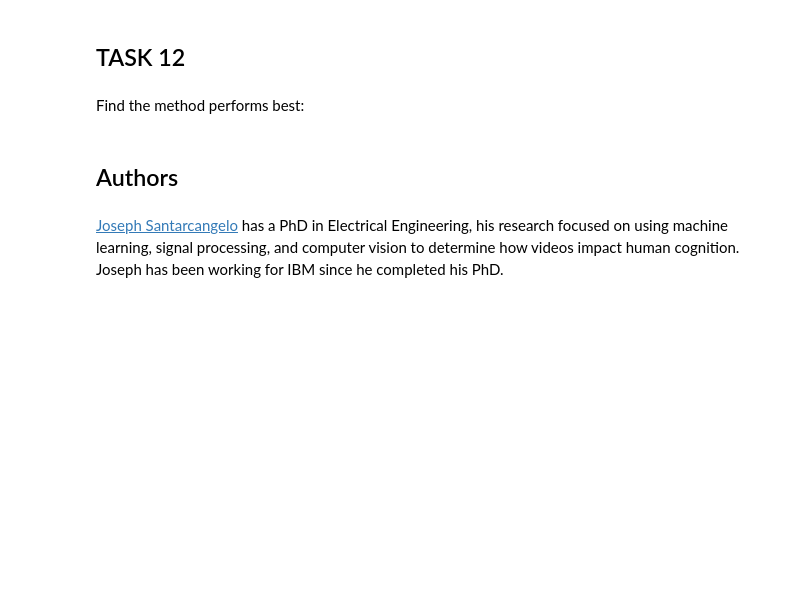
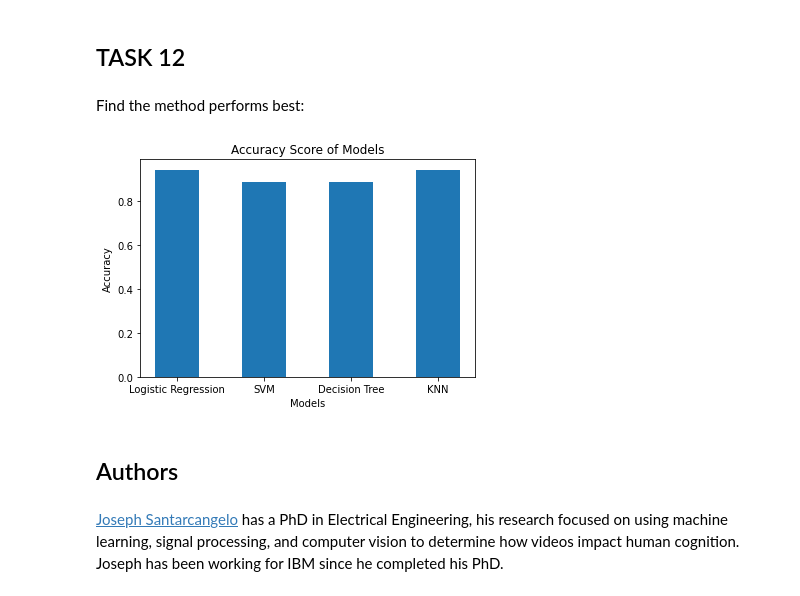
Before and after one commit to MJ-Hussain/SpaceX-data-Project, a Jupyter notebook: SpaceX_Machine Learning Prediction_Part_5.ipynb, the cells around one changed output. Cells and saved outputs as stored; diff of their text form; code cells hidden in the pictures; blank space fills up the shorter version.

```diff
--- a/SpaceX_Machine Learning Prediction_Part_5.ipynb
+++ b/SpaceX_Machine Learning Prediction_Part_5.ipynb
@@ -182,7 +182,8 @@ X_test.shape
 # %% [output]
 (18, 83)
 # %%
-logreg_cv.score(X_test,Y_test)
+log_reg_score=logreg_cv.score(X_test,Y_test)
+log_reg_score
 # %% [output]
 0.9444444444444444
 # %% [markdown]
@@ -224,7 +225,8 @@ accuracy : 0.832142857142857
 # %% [markdown]
 Calculate the accuracy on the test data using the method <code>score</code>:
 # %%
-svm_cv.score(X_test, Y_test)
+svm_score=svm_cv.score(X_test, Y_test)
+svm_score
 # %% [output]
 0.8888888888888888
 # %% [markdown]
@@ -269,5 +271,6 @@ accuracy : 0.9017857142857142
 # %% [markdown]
 Calculate the accuracy of tree_cv on the test data using the method <code>score</code>:
 # %%
-tree_cv.score(X_test, Y_test)
+tree_score=tree_cv.score(X_test, Y_test)
+tree_score
 # %% [output]
@@ -308,7 +311,8 @@ accuracy : 0.8446428571428569
 # %% [markdown]
 Calculate the accuracy of tree_cv on the test data using the method <code>score</code>:
 # %%
-knn_cv.score(X_test,Y_test)
+knn_score=knn_cv.score(X_test,Y_test)
+knn_score
 # %% [output]
 0.9444444444444444
 # %% [markdown]
@@ -322,6 +326,15 @@ plot_confusion_matrix(Y_test,yhat)
 ## TASK  12
 # %% [markdown]
 Find the method performs best:
+# %%
+models=['Logistic Regression','SVM', 'Decision Tree','KNN']
+accuracies=[log_reg_score, svm_score, tree_score, knn_score]
+plt.bar(x=models, height=accuracies, width=0.5)
+plt.xlabel("Models")
+plt.ylabel("Accuracy")
+plt.title("Accuracy Score of Models");
+# %% [output]
+[figure, added]
 # %% [markdown]
 ## Authors
 # %% [markdown]
```
Also changed, not shown: parts of 2 cells of this notebook, 2 other files.
